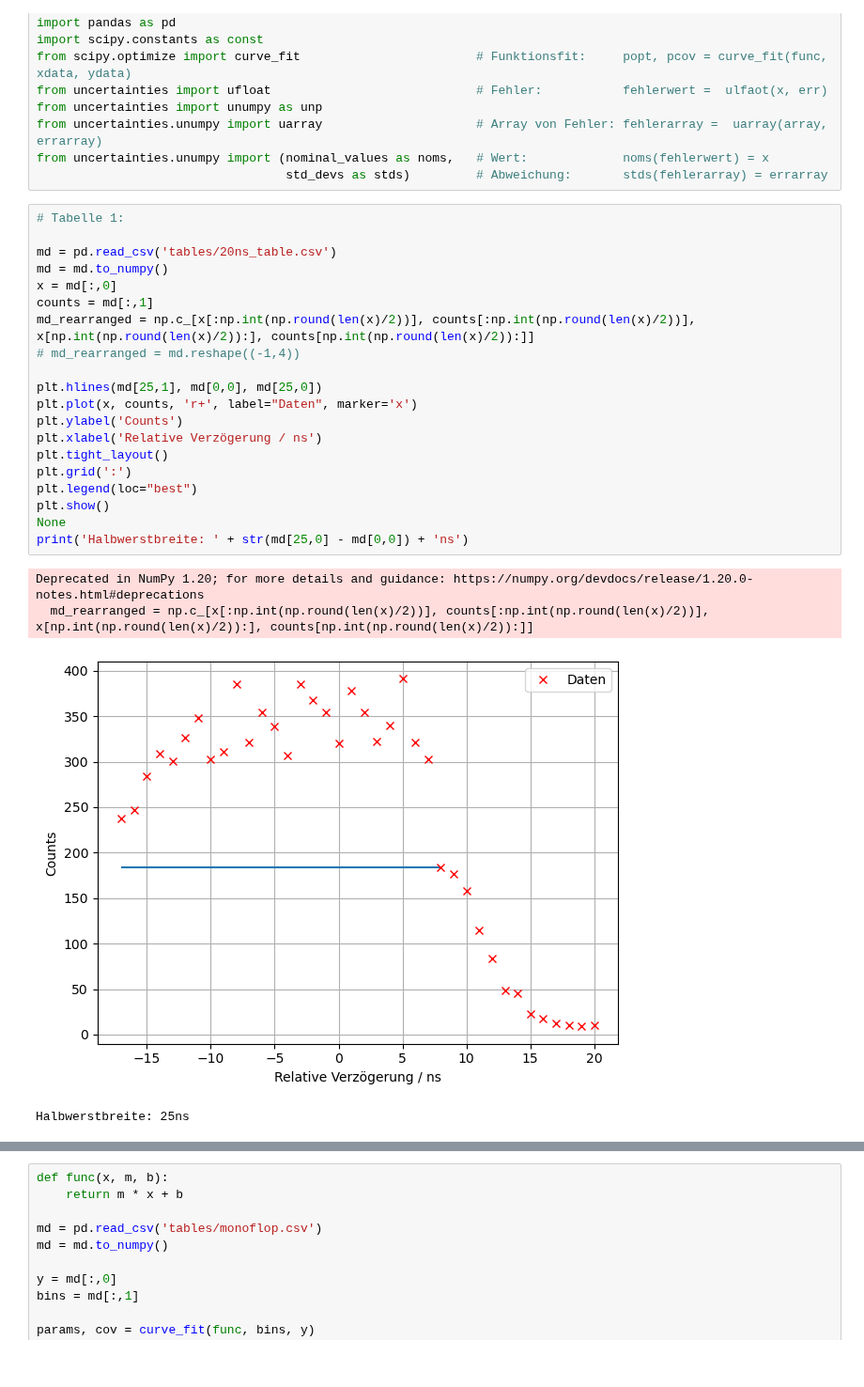
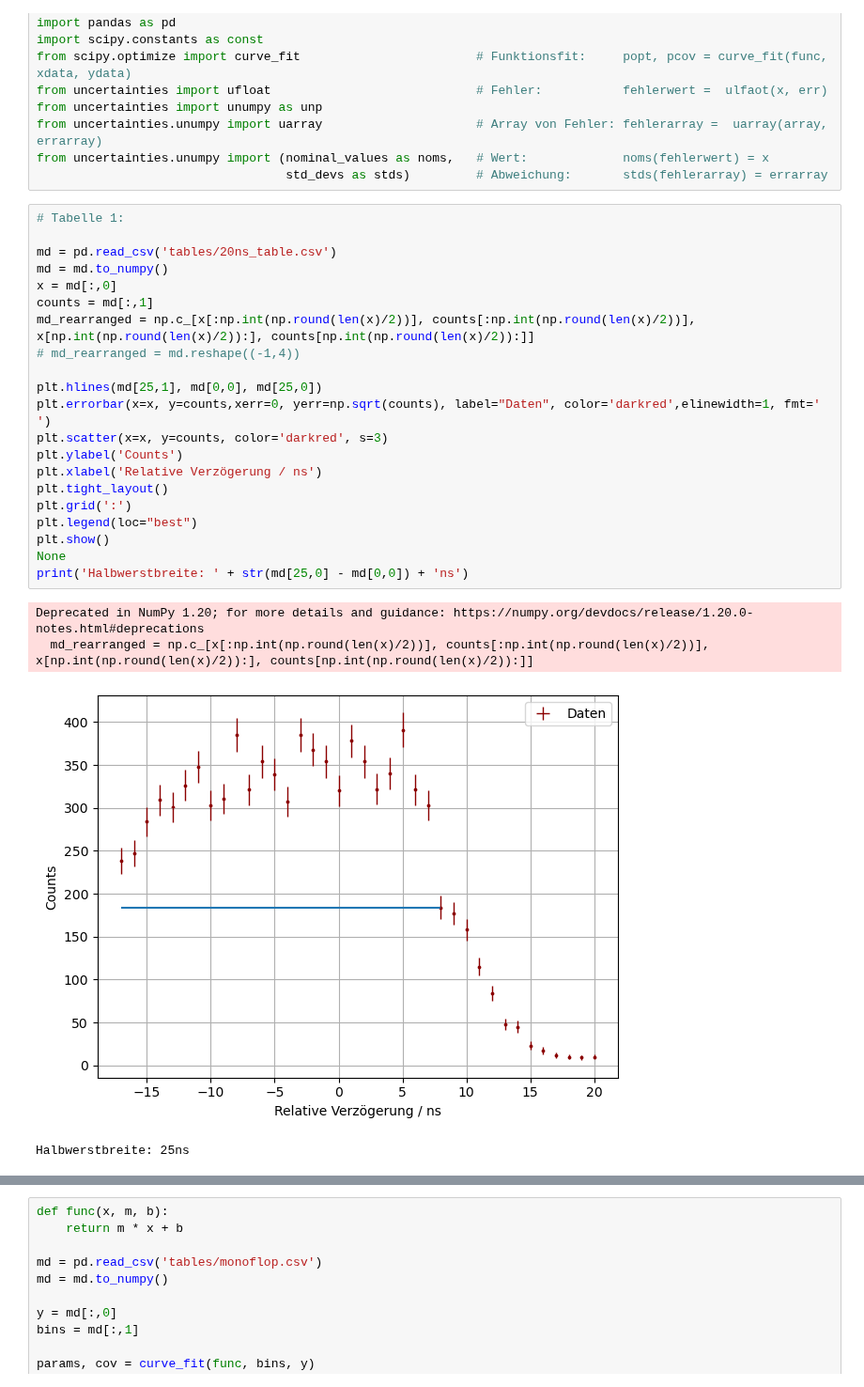
Before and after one commit to waerther/fortgeschrittenenpraktikum, a Jupyter notebook: v01/auswertung.ipynb, the cells around one changed output, grey strips where cells are left out. Shown at 94% size. Saved outputs shown, nothing was run; the diff lists cells and outputs as text.

```diff
--- a/v01/auswertung.ipynb
+++ b/v01/auswertung.ipynb
@@ -14,25 +14,26 @@ from uncertainties.unumpy import (nominal_values as noms,   # Wert:
 # %%
 # Tabelle 1:
 
 md = pd.read_csv('tables/20ns_table.csv')
 md = md.to_numpy()
 x = md[:,0]
 counts = md[:,1]
 md_rearranged = np.c_[x[:np.int(np.round(len(x)/2))], counts[:np.int(np.round(len(x)/2))], x[np.int(np.round(len(x)/2)):], counts[np.int(np.round(len(x)/2)):]]
 # md_rearranged = md.reshape((-1,4))
 
 plt.hlines(md[25,1], md[0,0], md[25,0])
-plt.plot(x, counts, 'r+', label="Daten", marker='x')
+plt.errorbar(x=x, y=counts,xerr=0, yerr=np.sqrt(counts), label="Daten", color='darkred',elinewidth=1, fmt=' ')
+plt.scatter(x=x, y=counts, color='darkred', s=3)
 plt.ylabel('Counts')
 plt.xlabel('Relative Verzögerung / ns')
 plt.tight_layout()
 plt.grid(':')
 plt.legend(loc="best")
 plt.show()
 None
 print('Halbwerstbreite: ' + str(md[25,0] - md[0,0]) + 'ns')
 # %% [output]
 Deprecated in NumPy 1.20; for more details and guidance: https://numpy.org/devdocs/release/1.20.0-notes.html#deprecations
   md_rearranged = np.c_[x[:np.int(np.round(len(x)/2))], counts[:np.int(np.round(len(x)/2))], x[np.int(np.round(len(x)/2)):], counts[np.int(np.round(len(x)/2)):]]
-[figure, old version]
+[figure, new version]
 Halbwerstbreite: 25ns
```
Also changed, not shown: parts of 7 cells of this notebook, 5 other files.
